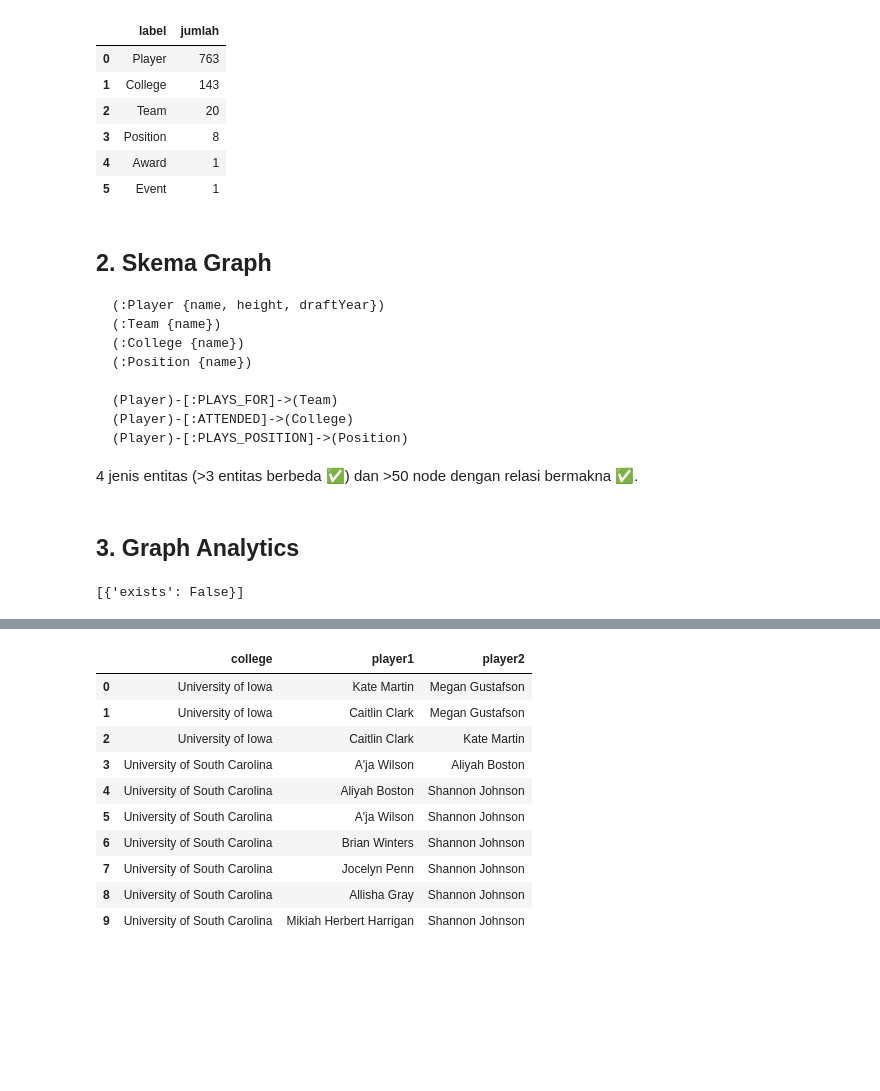
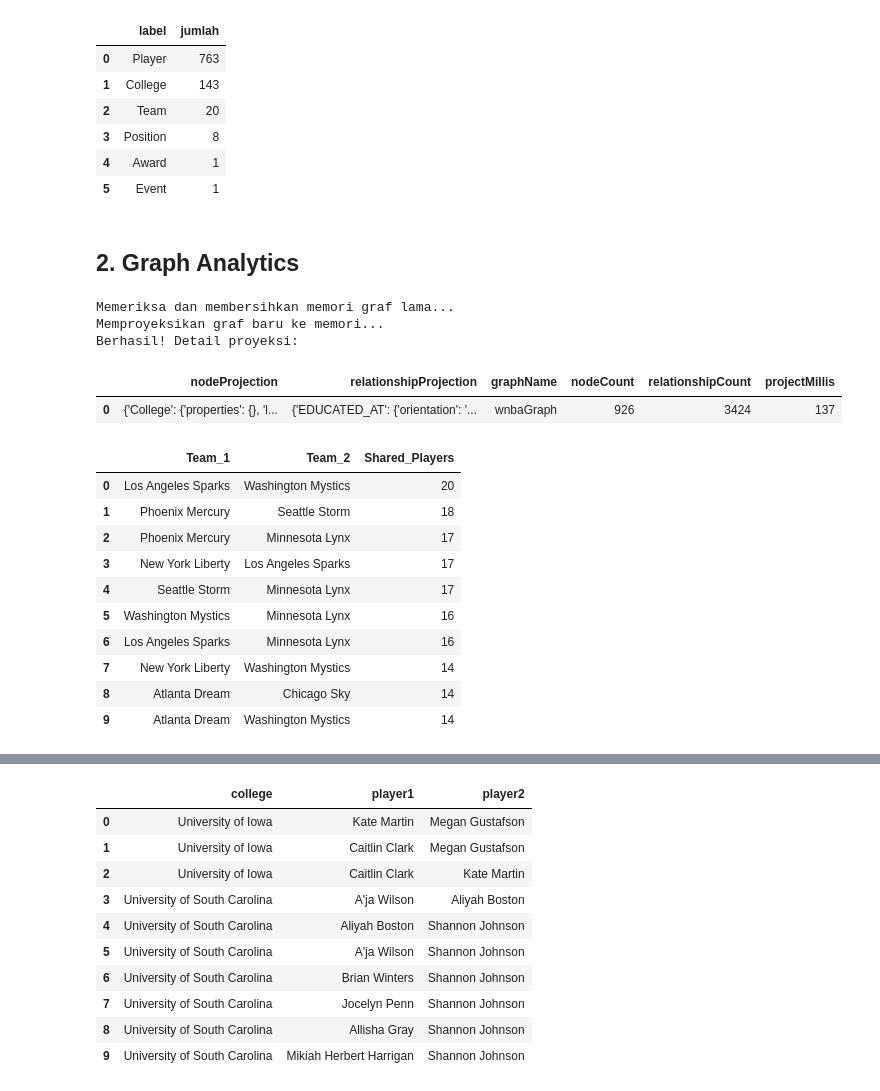
Before and after one commit to MichelleLea26/WNBA-Graph-FinalProject, a Jupyter notebook: notebooks/main.ipynb, the cells around one changed output, grey strips where cells are left out. Drawn from its saved outputs; the diff is of its cells as text; code cells hidden in the pictures; blank space fills up the shorter version.

````diff
--- a/notebooks/main.ipynb
+++ b/notebooks/main.ipynb
@@ -54,30 +54,56 @@ Koneksi berhasil: True
 | 3 | Position | 8 |
 | 4 | Award | 1 |
 | 5 | Event | 1 |
-# %% [markdown]
-## 2. Skema Graph
-
-```
-(:Player {name, height, draftYear})
-(:Team {name})
-(:College {name})
-(:Position {name})
-
-(Player)-[:PLAYS_FOR]->(Team)
-(Player)-[:ATTENDED]->(College)
-(Player)-[:PLAYS_POSITION]->(Position)
-```
-
-4 jenis entitas (>3 entitas berbeda ✅) dan >50 node dengan relasi bermakna ✅.
 # %% [markdown]
-## 3. Graph Analytics
+## 2. Graph Analytics
 # %%
-# Contoh: Degree & Betweenness centrality pada Player (GDS)
+# Memproyeksikan graf ke memori GDS secara transparan
+print("Memeriksa dan membersihkan memori graf lama...")
+try:
+    conn.run("CALL gds.graph.drop('wnbaGraph')")
+except Exception:
+    pass # Abaikan jika graf memang belum ada
 
-centrality_query = '''
-CALL gds.graph.exists('wnbaGraph') YIELD exists
-RETURN exists
+print("Memproyeksikan graf baru ke memori...")
+project_query = '''
+CALL gds.graph.project(
+  'wnbaGraph',
+  ['Player', 'Team', 'College'],
+  {
+    PLAYS_FOR: {orientation: 'UNDIRECTED'},
+    EDUCATED_AT: {orientation: 'UNDIRECTED'}
+  }
+)
 '''
-print(conn.run(centrality_query))
+hasil = conn.run(project_query)
+print("Berhasil! Detail proyeksi:")
+pd.DataFrame(hasil)
 # %% [output]
-[{'exists': False}]
+Memeriksa dan membersihkan memori graf lama...
+Memproyeksikan graf baru ke memori...
+Berhasil! Detail proyeksi:
+|  | nodeProjection | relationshipProjection | graphName | nodeCount | relationshipCount | projectMillis |
+| 0 | {'College': {'properties': {}, 'l... | {'EDUCATED_AT': {'orientation': '... | wnbaGraph | 926 | 3424 | 137 |
+# %%
+# SIMILARITY: Menemukan dua tim yang memiliki pemain yang sama paling banyak
+similarity_query = '''
+MATCH (t1:Team)<-[:PLAYS_FOR]-(p:Player)-[:PLAYS_FOR]->(t2:Team)
+WHERE id(t1) < id(t2)
+RETURN t1.name AS Team_1, t2.name AS Team_2,
+       count(p) AS Shared_Players
+ORDER BY Shared_Players DESC
+LIMIT 10
+'''
+pd.DataFrame(conn.run(similarity_query))
+# %% [output]
+|  | Team_1 | Team_2 | Shared_Players |
+| 0 | Los Angeles Sparks | Washington Mystics | 20 |
+| 1 | Phoenix Mercury | Seattle Storm | 18 |
+| 2 | Phoenix Mercury | Minnesota Lynx | 17 |
+| 3 | New York Liberty | Los Angeles Sparks | 17 |
+| 4 | Seattle Storm | Minnesota Lynx | 17 |
+| 5 | Washington Mystics | Minnesota Lynx | 16 |
+| 6 | Los Angeles Sparks | Minnesota Lynx | 16 |
+| 7 | New York Liberty | Washington Mystics | 14 |
+| 8 | Atlanta Dream | Chicago Sky | 14 |
+| 9 | Atlanta Dream | Washington Mystics | 14 |
````
Also changed, not shown: parts of 8 cells of this notebook.
